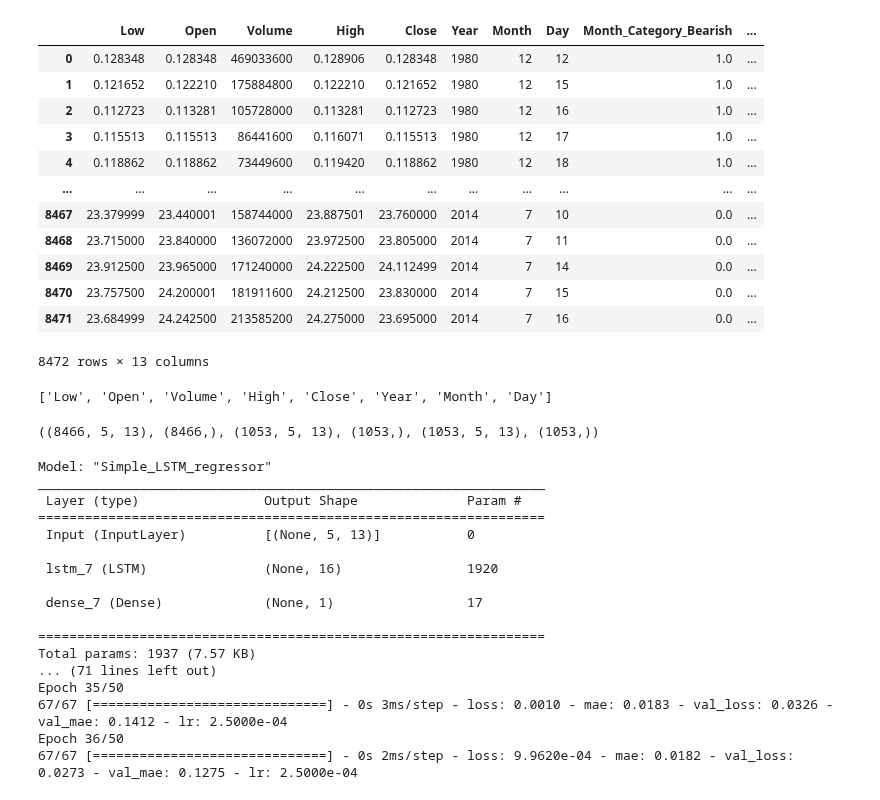
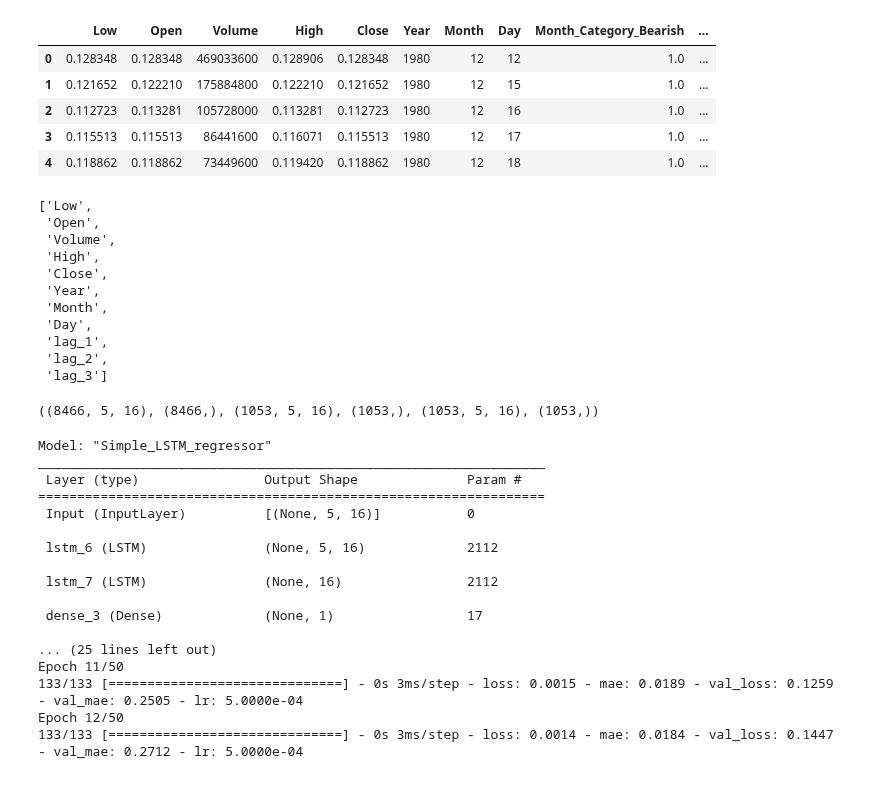
Before and after one commit to nicola-cecere/Stock_Market_TS_Prediction, a Jupyter notebook: models/LSTM_feature_enhanced.ipynb, the cells around one changed output. Cells and saved outputs as stored; diff of their text form; code cells hidden in the pictures.

```diff
--- a/models/LSTM_feature_enhanced.ipynb
+++ b/models/LSTM_feature_enhanced.ipynb
@@ -55,6 +58,10 @@ val_size = int(len(df) * 0.1)
 train = df.iloc[:train_size, :]
 val = df.iloc[train_size : train_size + val_size, :]
 test = df.iloc[train_size + val_size :, :]
+# %%
+train = create_lags(train, 3)
+val = create_lags(val, 3)
+test = create_lags(test, 3)
 # %%
 train = trigonometric_date_encoding(train)
 val = trigonometric_date_encoding(val)
@@ -81,19 +72,12 @@ See the caveats in the documentation: https://pandas.pydata.org/pandas-docs/stab
 # %%
-train
+train.head()
 # %% [output]
 |  | Low | Open | Volume | High | Close | Year | Month | Day | Month_Category_Bearish | ... |
 | 0 | 0.128348 | 0.128348 | 469033600 | 0.128906 | 0.128348 | 1980 | 12 | 12 | 1.0 | ... |
 | 1 | 0.121652 | 0.122210 | 175884800 | 0.122210 | 0.121652 | 1980 | 12 | 15 | 1.0 | ... |
 | 2 | 0.112723 | 0.113281 | 105728000 | 0.113281 | 0.112723 | 1980 | 12 | 16 | 1.0 | ... |
 | 3 | 0.115513 | 0.115513 | 86441600 | 0.116071 | 0.115513 | 1980 | 12 | 17 | 1.0 | ... |
 | 4 | 0.118862 | 0.118862 | 73449600 | 0.119420 | 0.118862 | 1980 | 12 | 18 | 1.0 | ... |
-| ... | ... | ... | ... | ... | ... | ... | ... | ... | ... | ... |
-| 8467 | 23.379999 | 23.440001 | 158744000 | 23.887501 | 23.760000 | 2014 | 7 | 10 | 0.0 | ... |
-| 8468 | 23.715000 | 23.840000 | 136072000 | 23.972500 | 23.805000 | 2014 | 7 | 11 | 0.0 | ... |
-| 8469 | 23.912500 | 23.965000 | 171240000 | 24.222500 | 24.112499 | 2014 | 7 | 14 | 0.0 | ... |
-| 8470 | 23.757500 | 24.200001 | 181911600 | 24.212500 | 23.830000 | 2014 | 7 | 15 | 0.0 | ... |
-| 8471 | 23.684999 | 24.242500 | 213585200 | 24.275000 | 23.695000 | 2014 | 7 | 16 | 0.0 | ... |
-8472 rows × 13 columns
 # %%
 excluded_columns = ["sin_date", "cos_date", "Month_Category_Bearish", "Month_Category_Bullish", "Month_Category_Normal"]
 features_to_standardize = [column for column in train.columns if column not in excluded_columns]
@@ -110,7 +94,17 @@ test[features_to_standardize] = (test[features_to_standardize] - train_mean) / t
 # %%
 features_to_standardize
 # %% [output]
-['Low', 'Open', 'Volume', 'High', 'Close', 'Year', 'Month', 'Day']
+['Low',
+ 'Open',
+ 'Volume',
+ 'High',
+ 'Close',
+ 'Year',
+ 'Month',
+ 'Day',
+ 'lag_1',
+ 'lag_2',
+ 'lag_3']
 # %%
 X_train, y_train = create_sequences(train, 5)
 X_val, y_val = create_sequences(val, 5)
@@ -118,7 +112,7 @@ X_test, y_test = create_sequences(test, 5)
 # %%
 X_train.shape, y_train.shape, X_val.shape, y_val.shape, X_test.shape, y_test.shape
 # %% [output]
-((8466, 5, 13), (8466,), (1053, 5, 13), (1053,), (1053, 5, 13), (1053,))
+((8466, 5, 16), (8466,), (1053, 5, 16), (1053,), (1053, 5, 16), (1053,))
 # %%
 import tensorflow as tf
 from tensorflow.keras import layers as tfkl
@@ -129,7 +123,8 @@ def build_simple_LSTM_regressor(input_shape, output_units=1):
     input_layer = tfkl.Input(shape=input_shape, name='Input')
 
     # LSTM layer
-    lstm = tfkl.LSTM(16, activation='leaky_relu')(input_layer)
+    lstm = tfkl.LSTM(16, activation='leaky_relu', return_sequences=True)(input_layer)
+    lstm = tfkl.LSTM(16, activation='leaky_relu')(lstm)
 
     # Output layer for regression
     output_layer = tfkl.Dense(output_units)(lstm)  # Single unit for regression output
@@ -156,7 +151,7 @@ model.summary()
 history = model.fit(
 x=X_train,
 y=y_train,
-batch_size=128,
+batch_size=64,
 validation_data=(X_val, y_val),
 epochs=50,
 callbacks=[
@@ -169,19 +164,19 @@ Model: "Simple_LSTM_regressor"
 _________________________________________________________________
  Layer (type)                Output Shape              Param #
 =================================================================
- Input (InputLayer)          [(None, 5, 13)]           0
+ Input (InputLayer)          [(None, 5, 16)]           0
 
- lstm_7 (LSTM)               (None, 16)                1920
+ lstm_6 (LSTM)               (None, 5, 16)             2112
 
- dense_7 (Dense)             (None, 1)                 17
+ lstm_7 (LSTM)               (None, 16)                2112
 
-=================================================================
-Total params: 1937 (7.57 KB)
-... (71 lines left out)
-Epoch 35/50
-67/67 [==============================] - 0s 3ms/step - loss: 0.0010 - mae: 0.0183 - val_loss: 0.0326 - val_mae: 0.1412 - lr: 2.5000e-04
-Epoch 36/50
-67/67 [==============================] - 0s 2ms/step - loss: 9.9620e-04 - mae: 0.0182 - val_loss: 0.0273 - val_mae: 0.1275 - lr: 2.5000e-04
+ dense_3 (Dense)             (None, 1)                 17
+
+... (25 lines left out)
+Epoch 11/50
+133/133 [==============================] - 0s 3ms/step - loss: 0.0015 - mae: 0.0189 - val_loss: 0.1259 - val_mae: 0.2505 - lr: 5.0000e-04
+Epoch 12/50
+133/133 [==============================] - 0s 3ms/step - loss: 0.0014 - mae: 0.0184 - val_loss: 0.1447 - val_mae: 0.2712 - lr: 5.0000e-04
 # %%
 test_loss = model.evaluate(X_test, y_test, verbose=1)
 # %% [output]
```
Also changed, not shown: parts of 6 cells of this notebook, 1 other file.
